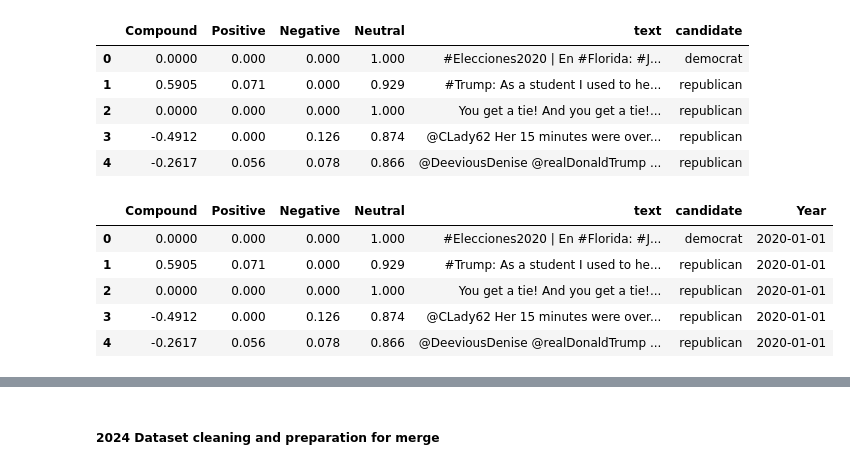
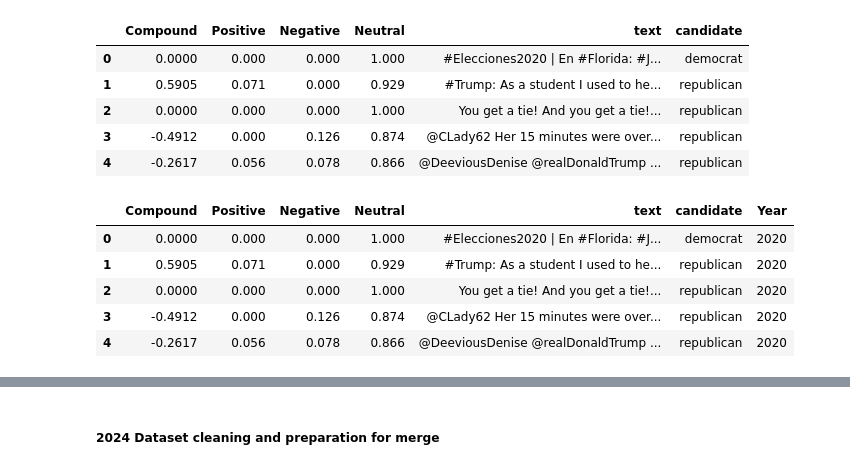
Before and after one commit to azmedtech/Election_Prediction_Project_4, a Jupyter notebook: Sentiment_Analysis/Combined_Data_2016_2020_2024.ipynb, the cells around one changed output, grey strips where cells are left out. Drawn from its saved outputs; the diff is of its cells as text; code cells hidden in the pictures.

```diff
--- a/Sentiment_Analysis/Combined_Data_2016_2020_2024.ipynb
+++ b/Sentiment_Analysis/Combined_Data_2016_2020_2024.ipynb
@@ -69,7 +68,7 @@ ind_post_data_2016_df.head()
 ##### 2020 Dataset cleaning and preparation for merge
 # %%
 # Read in 2020 CSV file
-ind_post_data_2020_df = pd.read_csv("../CSV_Outputs/sent_and_cand_by_post_2020.csv",)
+ind_post_data_2020_df = pd.read_csv("CSV_Output_Sentiment/sent_and_cand_by_post_2020.csv",)
 
 # Display sample data
 ind_post_data_2020_df.head(5)
@@ -98,17 +97,17 @@ ind_post_data_2020_df.head()
 | 4 | -0.2617 | 0.056 | 0.078 | 0.866 | @DeeviousDenise @realDonaldTrump ... | republican |
 # %%
 # Add a column 'Year' with a date value for each row
-ind_post_data_2020_df['Year'] = pd.to_datetime('2020', format='%Y')
+ind_post_data_2020_df['Year'] = 2020
 
 # Verify the result
 ind_post_data_2020_df.head()
 # %% [output]
 |  | Compound | Positive | Negative | Neutral | text | candidate | Year |
-| 0 | 0.0000 | 0.000 | 0.000 | 1.000 | #Elecciones2020 | En #Florida: #J... | democrat | 2020-01-01 |
-| 1 | 0.5905 | 0.071 | 0.000 | 0.929 | #Trump: As a student I used to he... | republican | 2020-01-01 |
-| 2 | 0.0000 | 0.000 | 0.000 | 1.000 | You get a tie! And you get a tie!... | republican | 2020-01-01 |
-| 3 | -0.4912 | 0.000 | 0.126 | 0.874 | @CLady62 Her 15 minutes were over... | republican | 2020-01-01 |
-| 4 | -0.2617 | 0.056 | 0.078 | 0.866 | @DeeviousDenise @realDonaldTrump ... | republican | 2020-01-01 |
+| 0 | 0.0000 | 0.000 | 0.000 | 1.000 | #Elecciones2020 | En #Florida: #J... | democrat | 2020 |
+| 1 | 0.5905 | 0.071 | 0.000 | 0.929 | #Trump: As a student I used to he... | republican | 2020 |
+| 2 | 0.0000 | 0.000 | 0.000 | 1.000 | You get a tie! And you get a tie!... | republican | 2020 |
+| 3 | -0.4912 | 0.000 | 0.126 | 0.874 | @CLady62 Her 15 minutes were over... | republican | 2020 |
+| 4 | -0.2617 | 0.056 | 0.078 | 0.866 | @DeeviousDenise @realDonaldTrump ... | republican | 2020 |
 # %%
 # Rename the columns
 ind_post_data_2020_df = ind_post_data_2020_df.rename(columns={
```
Also changed, not shown: parts of 41 cells of this notebook, 3 other files.
